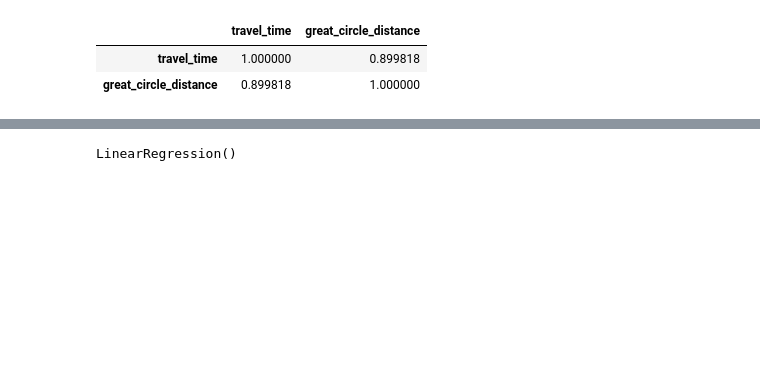
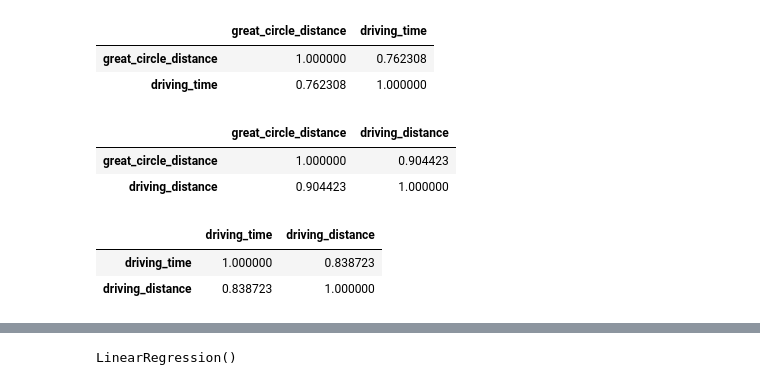
Before and after one commit to zachpinto/walmart-proximity, a Jupyter notebook: notebooks/20_eda.ipynb, the cells around one changed output, grey strips where cells are left out. Saved outputs shown, nothing was run; the diff lists cells and outputs as text; code cells hidden in the pictures; blank space fills up the shorter version.

```diff
--- a/notebooks/20_eda.ipynb
+++ b/notebooks/20_eda.ipynb
@@ -9,7 +9,7 @@ import numpy as np
 import re
 
 # Load the dataset
-file_path = '/Users/pintoza/Desktop/dev/data-science/walmart-proximity/data/processed/cleaned_time_distance_sample.csv'
+file_path = '/Users/pintoza/Desktop/dev/data-science/walmart-proximity/data/processed/final_cleaned_time_distance_sample.csv'
 data = pd.read_csv(file_path)
 # %%
 data
@@ -81,9 +79,10 @@ outliers
 # %%
-filtered_data = data[(data['travel_time']) < 150]
+# Filter out data where driving distance is greater than 23
+filtered_data = data[(data['driving_distance']) < 20]
 
-# Display the shape of the data before and after removing outliers
-original_shape = data.shape
-filtered_shape = filtered_data.shape
+# Filter out data where driving time is greater than 40
+filtered_data = filtered_data[(filtered_data['driving_time']) < 35]
 
-original_shape, filtered_shape
+data = filtered_data
+data
 # %% [output]
@@ -91,7 +102,21 @@ original_shape, filtered_shape
 # %%
-data = filtered_data
-data[['travel_time', 'great_circle_distance']].corr()
+# Correlation between great circle distance and driving time
+data[['great_circle_distance', 'driving_time']].corr()
 # %% [output]
-|  | travel_time | great_circle_distance |
-| travel_time | 1.000000 | 0.899818 |
-| great_circle_distance | 0.899818 | 1.000000 |
+|  | great_circle_distance | driving_time |
+| great_circle_distance | 1.000000 | 0.762308 |
+| driving_time | 0.762308 | 1.000000 |
+# %%
+# Correlation between great circle distance and driving distance
+data[['great_circle_distance', 'driving_distance']].corr()
+# %% [output]
+|  | great_circle_distance | driving_distance |
+| great_circle_distance | 1.000000 | 0.904423 |
+| driving_distance | 0.904423 | 1.000000 |
+# %%
+# Correlation between driving time and driving distance
+data[['driving_time', 'driving_distance']].corr()
+# %% [output]
+|  | driving_time | driving_distance |
+| driving_time | 1.000000 | 0.838723 |
+| driving_distance | 0.838723 | 1.000000 |
```
Also changed, not shown: parts of 23 cells of this notebook, 9 other files.
